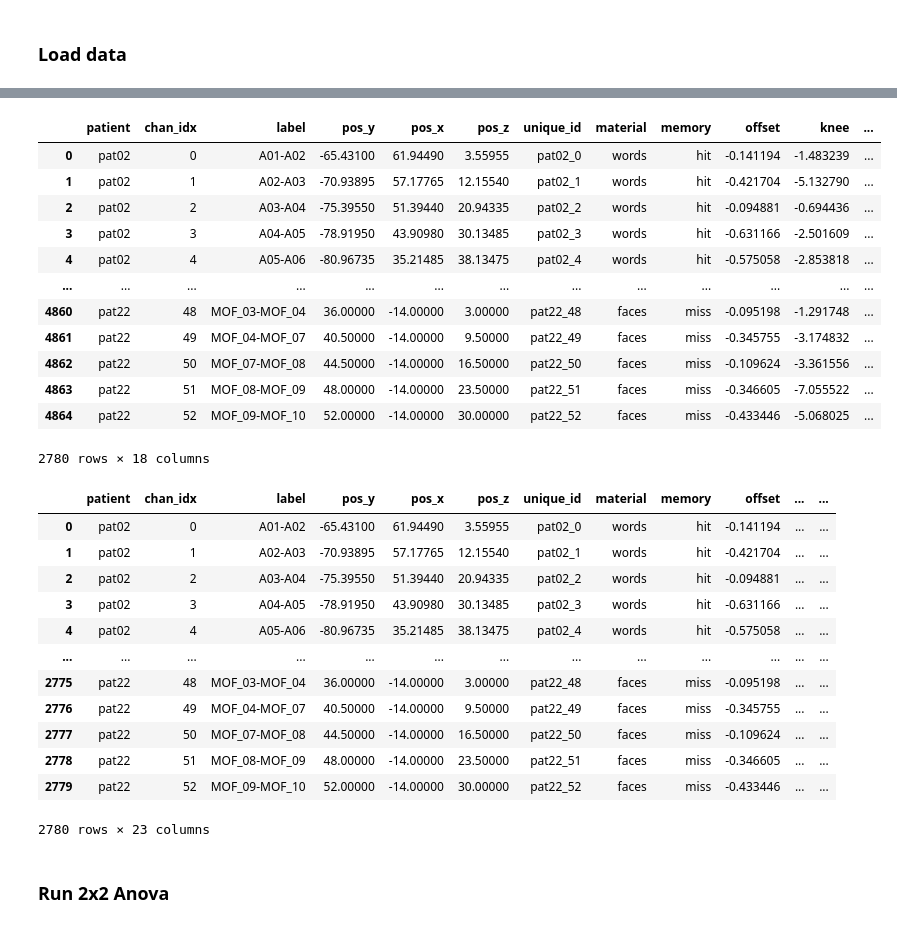
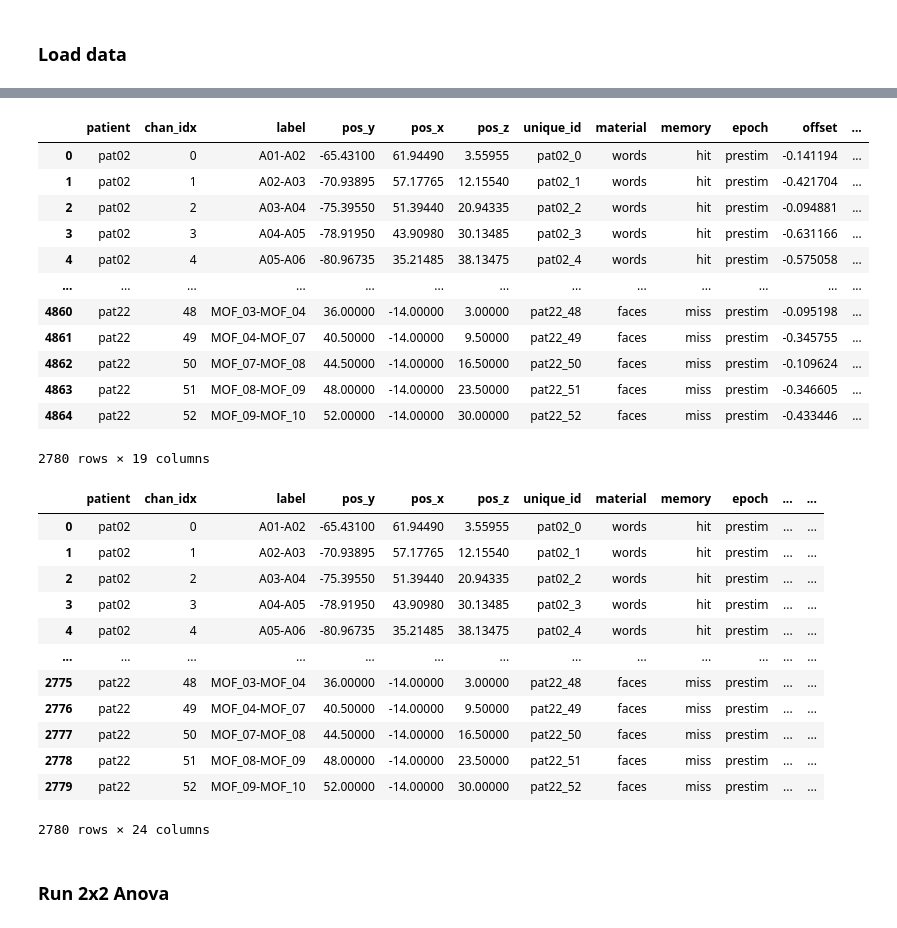
Before and after one commit to voytekresearch/oscillation_vs_exponent, a Jupyter notebook: notebooks/sme.ipynb, the cells around one changed output, grey strips where cells are left out. Drawn from its saved outputs; the diff is of its cells as text; code cells hidden in the pictures.

```diff
--- a/notebooks/sme.ipynb
+++ b/notebooks/sme.ipynb
@@ -16,6 +16,16 @@ PROJECT_PATH = 'C:/Users/micha/projects/oscillation_vs_exponent/'
 # %%
 # load spectral parameterization results
 df = pd.read_csv(f"{PROJECT_PATH}/data/results/spectral_parameters.csv", index_col=0)
+
+# log transform power values
+for var in ['alpha_bp','alpha_adj']:
+    df[var] = df[var].apply(np.log10)
+df['alpha_adj'].loc[np.isnan(df['alpha_adj'])] = 0 # set NaN to zero (negative power values due to noise/error in model fit)
+
+# set Nan values to zero (no detectable alpha peak)
+df['alpha_pw'].loc[np.isnan(df['alpha_pw'])] = 0 # set NaN to zero (negative power values due to noise/error in model fit)
+
+# show
 print(df.shape)
 print(len(df)/8)
 df.head()
@@ -31,26 +49,30 @@ df.head()
 # %%
 # compute stimulus-evoked change in each parameter
 df_pre = df.loc[df['epoch']=='prestim']
 df_post = df.loc[df['epoch']=='poststim']
+
+# compute change
 columns = df_pre.columns.tolist()
-df_diff = df_pre.loc[:, columns[:9]]
+df_diff = df_pre.loc[:, columns[:10]]
 df_diff.loc[:, columns[10:]] = df_post.loc[:, columns[10:]].values - df_pre.loc[:, columns[10:]].values
 df_diff.loc[:,'f_rotation'] = df_pre.loc[:,'f_rotation']
+df_diff.loc[:,'alpha_bp'] = df_post.loc[:,'alpha_bp'].values - df_pre.loc[:,'alpha_bp'].values
+df_diff.loc[:,'alpha_adj'] = df_post.loc[:,'alpha_adj'].values - df_pre.loc[:,'alpha_adj'].values
 df_diff
 # %% [output]
-|  | patient | chan_idx | label | pos_y | pos_x | pos_z | unique_id | material | memory | offset | knee | ... |
-| 0 | pat02 | 0 | A01-A02 | -65.43100 | 61.94490 | 3.55955 | pat02_0 | words | hit | -0.141194 | -1.483239 | ... |
-| 1 | pat02 | 1 | A02-A03 | -70.93895 | 57.17765 | 12.15540 | pat02_1 | words | hit | -0.421704 | -5.132790 | ... |
-| 2 | pat02 | 2 | A03-A04 | -75.39550 | 51.39440 | 20.94335 | pat02_2 | words | hit | -0.094881 | -0.694436 | ... |
-| 3 | pat02 | 3 | A04-A05 | -78.91950 | 43.90980 | 30.13485 | pat02_3 | words | hit | -0.631166 | -2.501609 | ... |
-| 4 | pat02 | 4 | A05-A06 | -80.96735 | 35.21485 | 38.13475 | pat02_4 | words | hit | -0.575058 | -2.853818 | ... |
+|  | patient | chan_idx | label | pos_y | pos_x | pos_z | unique_id | material | memory | epoch | offset | ... |
+| 0 | pat02 | 0 | A01-A02 | -65.43100 | 61.94490 | 3.55955 | pat02_0 | words | hit | prestim | -0.141194 | ... |
+| 1 | pat02 | 1 | A02-A03 | -70.93895 | 57.17765 | 12.15540 | pat02_1 | words | hit | prestim | -0.421704 | ... |
+| 2 | pat02 | 2 | A03-A04 | -75.39550 | 51.39440 | 20.94335 | pat02_2 | words | hit | prestim | -0.094881 | ... |
+| 3 | pat02 | 3 | A04-A05 | -78.91950 | 43.90980 | 30.13485 | pat02_3 | words | hit | prestim | -0.631166 | ... |
+| 4 | pat02 | 4 | A05-A06 | -80.96735 | 35.21485 | 38.13475 | pat02_4 | words | hit | prestim | -0.575058 | ... |
 | ... | ... | ... | ... | ... | ... | ... | ... | ... | ... | ... | ... | ... |
-| 4860 | pat22 | 48 | MOF_03-MOF_04 | 36.00000 | -14.00000 | 3.00000 | pat22_48 | faces | miss | -0.095198 | -1.291748 | ... |
-| 4861 | pat22 | 49 | MOF_04-MOF_07 | 40.50000 | -14.00000 | 9.50000 | pat22_49 | faces | miss | -0.345755 | -3.174832 | ... |
-| 4862 | pat22 | 50 | MOF_07-MOF_08 | 44.50000 | -14.00000 | 16.50000 | pat22_50 | faces | miss | -0.109624 | -3.361556 | ... |
-| 4863 | pat22 | 51 | MOF_08-MOF_09 | 48.00000 | -14.00000 | 23.50000 | pat22_51 | faces | miss | -0.346605 | -7.055522 | ... |
-| 4864 | pat22 | 52 | MOF_09-MOF_10 | 52.00000 | -14.00000 | 30.00000 | pat22_52 | faces | miss | -0.433446 | -5.068025 | ... |
+| 4860 | pat22 | 48 | MOF_03-MOF_04 | 36.00000 | -14.00000 | 3.00000 | pat22_48 | faces | miss | prestim | -0.095198 | ... |
+| 4861 | pat22 | 49 | MOF_04-MOF_07 | 40.50000 | -14.00000 | 9.50000 | pat22_49 | faces | miss | prestim | -0.345755 | ... |
+| 4862 | pat22 | 50 | MOF_07-MOF_08 | 44.50000 | -14.00000 | 16.50000 | pat22_50 | faces | miss | prestim | -0.109624 | ... |
+| 4863 | pat22 | 51 | MOF_08-MOF_09 | 48.00000 | -14.00000 | 23.50000 | pat22_51 | faces | miss | prestim | -0.346605 | ... |
+| 4864 | pat22 | 52 | MOF_09-MOF_10 | 52.00000 | -14.00000 | 30.00000 | pat22_52 | faces | miss | prestim | -0.433446 | ... |
-2780 rows × 18 columns
+2780 rows × 19 columns
 # %%
 # marge with task-modulation results
 
@@ -64,19 +86,19 @@ df_merge
 
 df_merge
 # %% [output]
-|  | patient | chan_idx | label | pos_y | pos_x | pos_z | unique_id | material | memory | offset | ... | ... |
-| 0 | pat02 | 0 | A01-A02 | -65.43100 | 61.94490 | 3.55955 | pat02_0 | words | hit | -0.141194 | ... | ... |
-| 1 | pat02 | 1 | A02-A03 | -70.93895 | 57.17765 | 12.15540 | pat02_1 | words | hit | -0.421704 | ... | ... |
-| 2 | pat02 | 2 | A03-A04 | -75.39550 | 51.39440 | 20.94335 | pat02_2 | words | hit | -0.094881 | ... | ... |
-| 3 | pat02 | 3 | A04-A05 | -78.91950 | 43.90980 | 30.13485 | pat02_3 | words | hit | -0.631166 | ... | ... |
-| 4 | pat02 | 4 | A05-A06 | -80.96735 | 35.21485 | 38.13475 | pat02_4 | words | hit | -0.575058 | ... | ... |
+|  | patient | chan_idx | label | pos_y | pos_x | pos_z | unique_id | material | memory | epoch | ... | ... |
+| 0 | pat02 | 0 | A01-A02 | -65.43100 | 61.94490 | 3.55955 | pat02_0 | words | hit | prestim | ... | ... |
+| 1 | pat02 | 1 | A02-A03 | -70.93895 | 57.17765 | 12.15540 | pat02_1 | words | hit | prestim | ... | ... |
+| 2 | pat02 | 2 | A03-A04 | -75.39550 | 51.39440 | 20.94335 | pat02_2 | words | hit | prestim | ... | ... |
+| 3 | pat02 | 3 | A04-A05 | -78.91950 | 43.90980 | 30.13485 | pat02_3 | words | hit | prestim | ... | ... |
+| 4 | pat02 | 4 | A05-A06 | -80.96735 | 35.21485 | 38.13475 | pat02_4 | words | hit | prestim | ... | ... |
 | ... | ... | ... | ... | ... | ... | ... | ... | ... | ... | ... | ... | ... |
-| 2775 | pat22 | 48 | MOF_03-MOF_04 | 36.00000 | -14.00000 | 3.00000 | pat22_48 | faces | miss | -0.095198 | ... | ... |
-| 2776 | pat22 | 49 | MOF_04-MOF_07 | 40.50000 | -14.00000 | 9.50000 | pat22_49 | faces | miss | -0.345755 | ... | ... |
-| 2777 | pat22 | 50 | MOF_07-MOF_08 | 44.50000 | -14.00000 | 16.50000 | pat22_50 | faces | miss | -0.109624 | ... | ... |
-| 2778 | pat22 | 51 | MOF_08-MOF_09 | 48.00000 | -14.00000 | 23.50000 | pat22_51 | faces | miss | -0.346605 | ... | ... |
-| 2779 | pat22 | 52 | MOF_09-MOF_10 | 52.00000 | -14.00000 | 30.00000 | pat22_52 | faces | miss | -0.433446 | ... | ... |
+| 2775 | pat22 | 48 | MOF_03-MOF_04 | 36.00000 | -14.00000 | 3.00000 | pat22_48 | faces | miss | prestim | ... | ... |
+| 2776 | pat22 | 49 | MOF_04-MOF_07 | 40.50000 | -14.00000 | 9.50000 | pat22_49 | faces | miss | prestim | ... | ... |
+| 2777 | pat22 | 50 | MOF_07-MOF_08 | 44.50000 | -14.00000 | 16.50000 | pat22_50 | faces | miss | prestim | ... | ... |
+| 2778 | pat22 | 51 | MOF_08-MOF_09 | 48.00000 | -14.00000 | 23.50000 | pat22_51 | faces | miss | prestim | ... | ... |
+| 2779 | pat22 | 52 | MOF_09-MOF_10 | 52.00000 | -14.00000 | 30.00000 | pat22_52 | faces | miss | prestim | ... | ... |
-2780 rows × 23 columns
+2780 rows × 24 columns
 # %% [markdown]
 ### Run 2x2 Anova
 # %%
```
Also changed, not shown: parts of 4 cells of this notebook.
